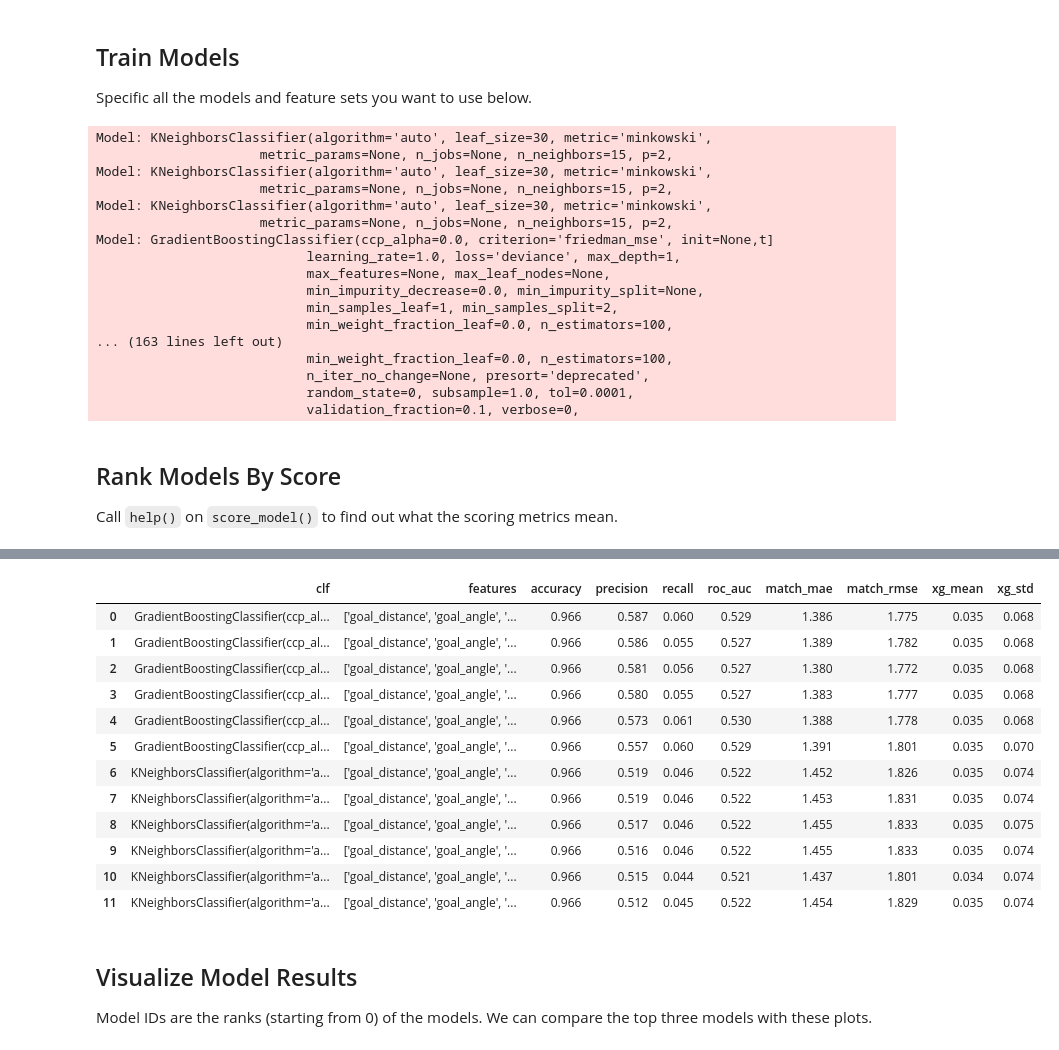
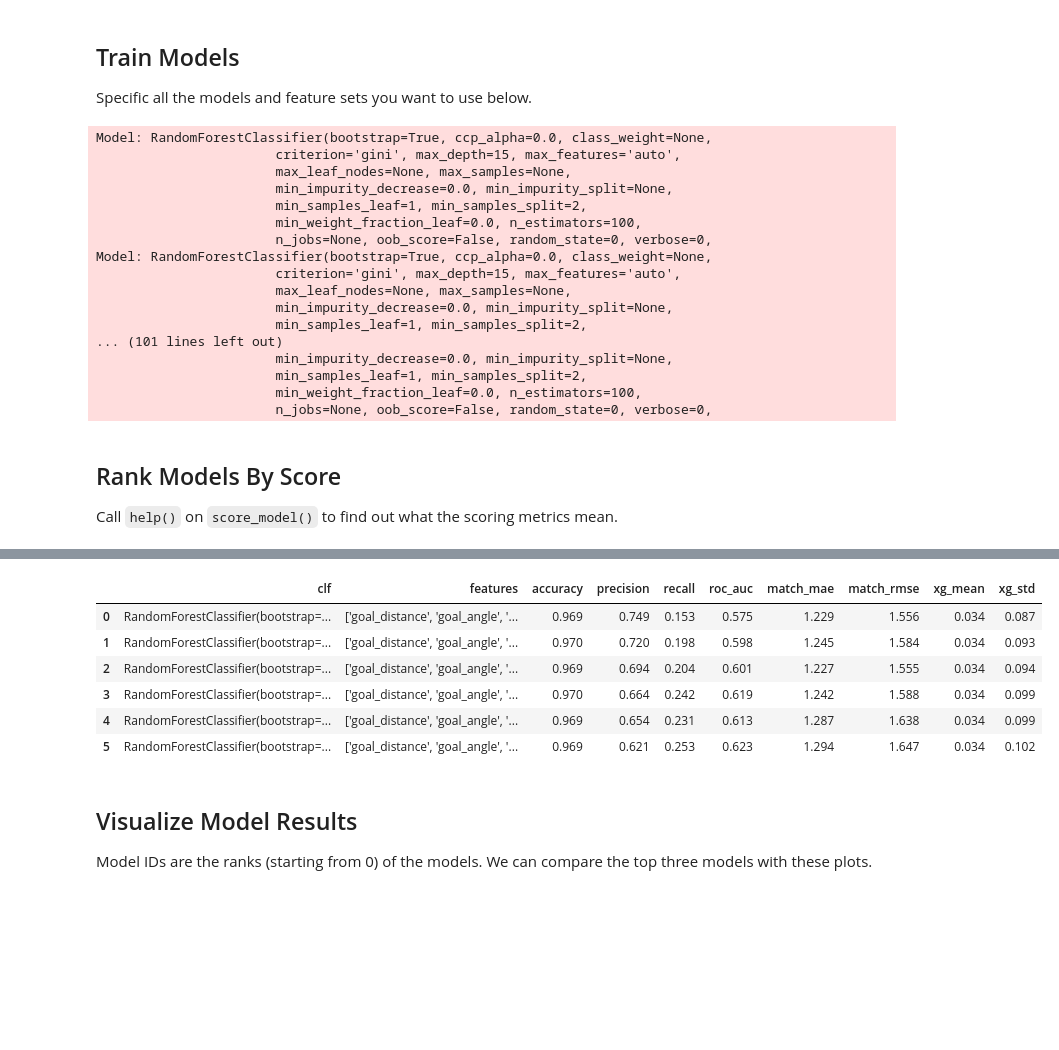
Before and after one commit to vingkan/haxml, a Jupyter notebook: notebooks/compare_models-edwin.ipynb, the cells around one changed output, grey strips where cells are left out. Drawn from its saved outputs; the diff is of its cells as text; code cells hidden in the pictures; blank space fills up the shorter version.

```diff
--- a/notebooks/compare_models-edwin.ipynb
+++ b/notebooks/compare_models-edwin.ipynb
@@ -90,6 +91,7 @@ def generate_rows_compare(match, stadium):
         defender_dist,closest_defender = defender_feature(match,kick,100)
         defenders_within_box,in_box = defender_box(match,stadium,kick)
         defenders_within_shot,in_shot = defender_cone(match,stadium,kick,1)
+        ball_speed=speed_ball(match,kick,1)
         row = {
             "ag": 1 if is_scored_goal(kick) else 0,
             "index": i,
@@ -107,7 +109,8 @@ def generate_rows_compare(match, stadium):
             "defenders_within_box": defenders_within_box,
             "in_box": in_box,
             "defenders_within_shot": defenders_within_shot,
-            "in_shot": in_shot
+            "in_shot": in_shot,
+            "ball_speed": ball_speed
         }
         yield row
 # %%
@@ -140,44 +152,48 @@ for res in results:
 #feature_sets
 # %%
 feature_sets = [
-    ["goal_distance", "goal_angle","defender_dist"],
-    ["goal_distance", "goal_angle","defender_dist","closest_defender"],
-    ["goal_distance", "goal_angle","defender_dist","defenders_within_box"],
-    ["goal_distance", "goal_angle","defender_dist","defenders_within_shot"],
-    ["goal_distance", "goal_angle","defender_dist","in_box"],
-    ["goal_distance", "goal_angle","defender_dist","in_shot"]
+    ["goal_distance","goal_angle","defender_dist","closest_defender","defenders_within_box","in_box","in_shot","ball_speed"],
+    ["goal_distance","goal_angle","defender_dist","ball_speed"],
+    ["goal_distance","goal_angle","defender_dist","closest_defender","in_box","ball_speed"]
+    #["goal_distance", "goal_angle","defender_dist","closest_defender"],
+    #["goal_distance", "goal_angle","defender_dist","defenders_within_box","ball_speed"],
+    #["goal_distance","goal_angle","defender_dist","closest_defender","defenders_within_box","defenders_within_shot","ball_speed"],
+    #["goal_distance","goal_angle","defender_dist","closest_defender","defenders_within_box","ball_speed"]
 ]
 # %%
 model_params = [
-    (KNeighborsClassifier, {"n_neighbors": 15}),
-    (GradientBoostingClassifier, {"n_estimators":100, "learning_rate":1.0,"max_depth":1, "random_state":0})
+    (RandomForestClassifier, {"max_depth":15, "random_state":0}),
+    (RandomForestClassifier, {"max_depth":12, "random_state":0}),
 ]
+
+#Some of the models I tried
 #(LogisticRegression, {"random_state": 0}),
 #(DecisionTreeClassifier, {}),
 #(DecisionTreeClassifier, {"max_depth": 3}),
 #(DecisionTreeClassifier, {"max_depth": 5}),
 #    (KNeighborsClassifier, {"n_neighbors": 5}),
 #    (KNeighborsClassifier, {"n_neighbors": 10}),
+#(GradientBoostingClassifier, {"n_estimators":100, "learning_rate":1.0,"max_depth":1, "random_state":0})
 # %%
 df_scored = run_models(d_train, d_test, score_model, "ag", feature_sets, model_params)
 # %% [output]
-Model: KNeighborsClassifier(algorithm='auto', leaf_size=30, metric='minkowski',
-                     metric_params=None, n_jobs=None, n_neighbors=15, p=2,
-Model: KNeighborsClassifier(algorithm='auto', leaf_size=30, metric='minkowski',
-                     metric_params=None, n_jobs=None, n_neighbors=15, p=2,
-Model: KNeighborsClassifier(algorithm='auto', leaf_size=30, metric='minkowski',
-                     metric_params=None, n_jobs=None, n_neighbors=15, p=2,
-Model: GradientBoostingClassifier(ccp_alpha=0.0, criterion='friedman_mse', init=None,t]
-                           learning_rate=1.0, loss='deviance', max_depth=1,
-                           max_features=None, max_leaf_nodes=None,
-                           min_impurity_decrease=0.0, min_impurity_split=None,
-                           min_samples_leaf=1, min_samples_split=2,
-                           min_weight_fraction_leaf=0.0, n_estimators=100,
-... (163 lines left out)
-                           min_weight_fraction_leaf=0.0, n_estimators=100,
-                           n_iter_no_change=None, presort='deprecated',
-                           random_state=0, subsample=1.0, tol=0.0001,
-                           validation_fraction=0.1, verbose=0,
+Model: RandomForestClassifier(bootstrap=True, ccp_alpha=0.0, class_weight=None,
+                       criterion='gini', max_depth=15, max_features='auto',
+                       max_leaf_nodes=None, max_samples=None,
+                       min_impurity_decrease=0.0, min_impurity_split=None,
+                       min_samples_leaf=1, min_samples_split=2,
+                       min_weight_fraction_leaf=0.0, n_estimators=100,
+                       n_jobs=None, oob_score=False, random_state=0, verbose=0,
+Model: RandomForestClassifier(bootstrap=True, ccp_alpha=0.0, class_weight=None,
+                       criterion='gini', max_depth=15, max_features='auto',
+                       max_leaf_nodes=None, max_samples=None,
+                       min_impurity_decrease=0.0, min_impurity_split=None,
+                       min_samples_leaf=1, min_samples_split=2,
+... (101 lines left out)
+                       min_impurity_decrease=0.0, min_impurity_split=None,
+                       min_samples_leaf=1, min_samples_split=2,
+                       min_weight_fraction_leaf=0.0, n_estimators=100,
+                       n_jobs=None, oob_score=False, random_state=0, verbose=0,
 # %% [markdown]
 ## Rank Models By Score
 
@@ -216,26 +232,20 @@ style_config = {
 }
 # %%
 df_ranked = df_scored \
-    .sort_values(by=["precision", "recall"], ascending=[False, False]) \
+    .sort_values(by=["precision", "roc_auc"], ascending=[False, False]) \
     .reset_index()
 df_ranked \
     [["clf", "features"] + list(style_config.keys())] \
     .style.apply(style_columns(style_config)) \
     .set_precision(3)
 # %% [output]
 |  | clf | features | accuracy | precision | recall | roc_auc | match_mae | match_rmse | xg_mean | xg_std |
-| 0 | GradientBoostingClassifier(ccp_al... | ['goal_distance', 'goal_angle', '... | 0.966 | 0.587 | 0.060 | 0.529 | 1.386 | 1.775 | 0.035 | 0.068 |
-| 1 | GradientBoostingClassifier(ccp_al... | ['goal_distance', 'goal_angle', '... | 0.966 | 0.586 | 0.055 | 0.527 | 1.389 | 1.782 | 0.035 | 0.068 |
-| 2 | GradientBoostingClassifier(ccp_al... | ['goal_distance', 'goal_angle', '... | 0.966 | 0.581 | 0.056 | 0.527 | 1.380 | 1.772 | 0.035 | 0.068 |
-| 3 | GradientBoostingClassifier(ccp_al... | ['goal_distance', 'goal_angle', '... | 0.966 | 0.580 | 0.055 | 0.527 | 1.383 | 1.777 | 0.035 | 0.068 |
-| 4 | GradientBoostingClassifier(ccp_al... | ['goal_distance', 'goal_angle', '... | 0.966 | 0.573 | 0.061 | 0.530 | 1.388 | 1.778 | 0.035 | 0.068 |
-| 5 | GradientBoostingClassifier(ccp_al... | ['goal_distance', 'goal_angle', '... | 0.966 | 0.557 | 0.060 | 0.529 | 1.391 | 1.801 | 0.035 | 0.070 |
-| 6 | KNeighborsClassifier(algorithm='a... | ['goal_distance', 'goal_angle', '... | 0.966 | 0.519 | 0.046 | 0.522 | 1.452 | 1.826 | 0.035 | 0.074 |
-| 7 | KNeighborsClassifier(algorithm='a... | ['goal_distance', 'goal_angle', '... | 0.966 | 0.519 | 0.046 | 0.522 | 1.453 | 1.831 | 0.035 | 0.074 |
-| 8 | KNeighborsClassifier(algorithm='a... | ['goal_distance', 'goal_angle', '... | 0.966 | 0.517 | 0.046 | 0.522 | 1.455 | 1.833 | 0.035 | 0.075 |
-| 9 | KNeighborsClassifier(algorithm='a... | ['goal_distance', 'goal_angle', '... | 0.966 | 0.516 | 0.046 | 0.522 | 1.455 | 1.833 | 0.035 | 0.074 |
-| 10 | KNeighborsClassifier(algorithm='a... | ['goal_distance', 'goal_angle', '... | 0.966 | 0.515 | 0.044 | 0.521 | 1.437 | 1.801 | 0.034 | 0.074 |
-| 11 | KNeighborsClassifier(algorithm='a... | ['goal_distance', 'goal_angle', '... | 0.966 | 0.512 | 0.045 | 0.522 | 1.454 | 1.829 | 0.035 | 0.074 |
+| 0 | RandomForestClassifier(bootstrap=... | ['goal_distance', 'goal_angle', '... | 0.969 | 0.749 | 0.153 | 0.575 | 1.229 | 1.556 | 0.034 | 0.087 |
+| 1 | RandomForestClassifier(bootstrap=... | ['goal_distance', 'goal_angle', '... | 0.970 | 0.720 | 0.198 | 0.598 | 1.245 | 1.584 | 0.034 | 0.093 |
+| 2 | RandomForestClassifier(bootstrap=... | ['goal_distance', 'goal_angle', '... | 0.969 | 0.694 | 0.204 | 0.601 | 1.227 | 1.555 | 0.034 | 0.094 |
+| 3 | RandomForestClassifier(bootstrap=... | ['goal_distance', 'goal_angle', '... | 0.970 | 0.664 | 0.242 | 0.619 | 1.242 | 1.588 | 0.034 | 0.099 |
+| 4 | RandomForestClassifier(bootstrap=... | ['goal_distance', 'goal_angle', '... | 0.969 | 0.654 | 0.231 | 0.613 | 1.287 | 1.638 | 0.034 | 0.099 |
+| 5 | RandomForestClassifier(bootstrap=... | ['goal_distance', 'goal_angle', '... | 0.969 | 0.621 | 0.253 | 0.623 | 1.294 | 1.647 | 0.034 | 0.102 |
 # %% [markdown]
 ## Visualize Model Results
 
```
Also changed, not shown: parts of 7 cells of this notebook, 1 other file.
